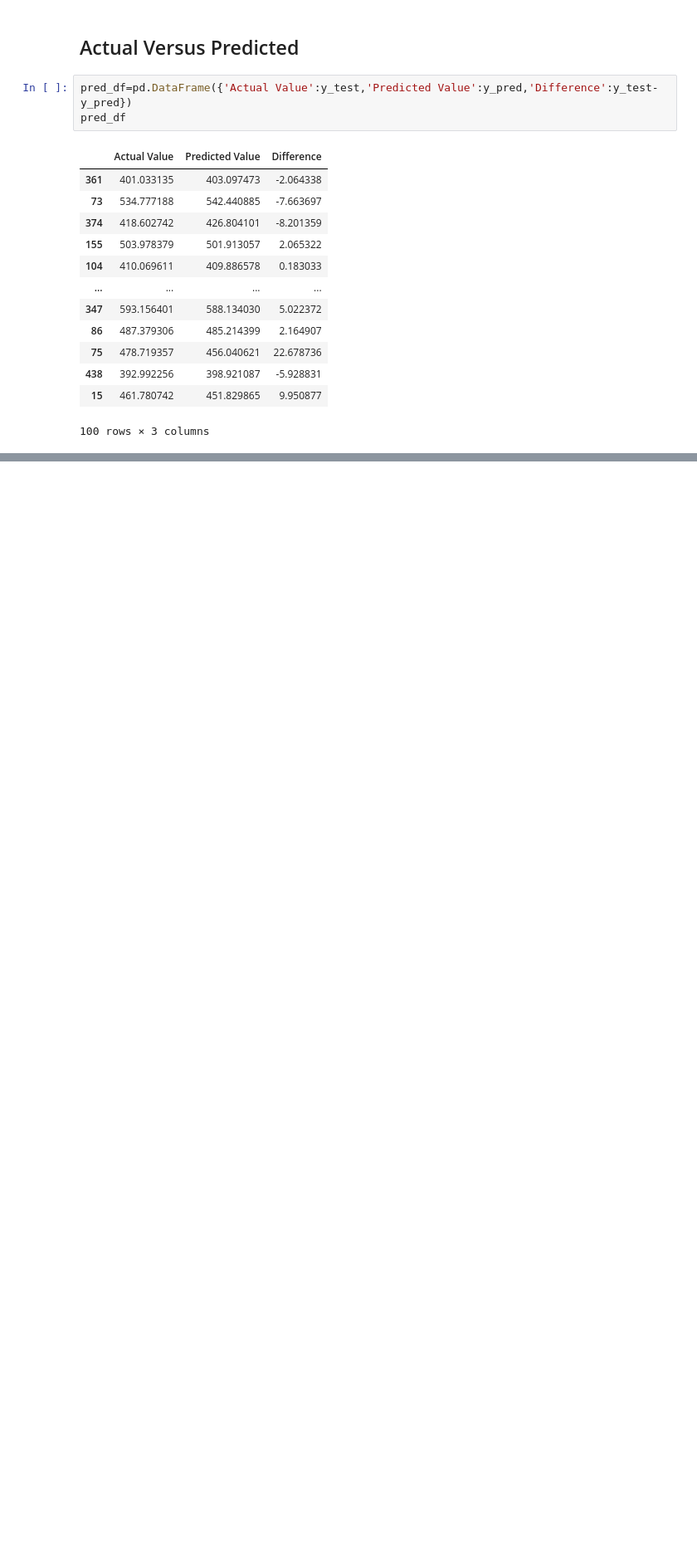
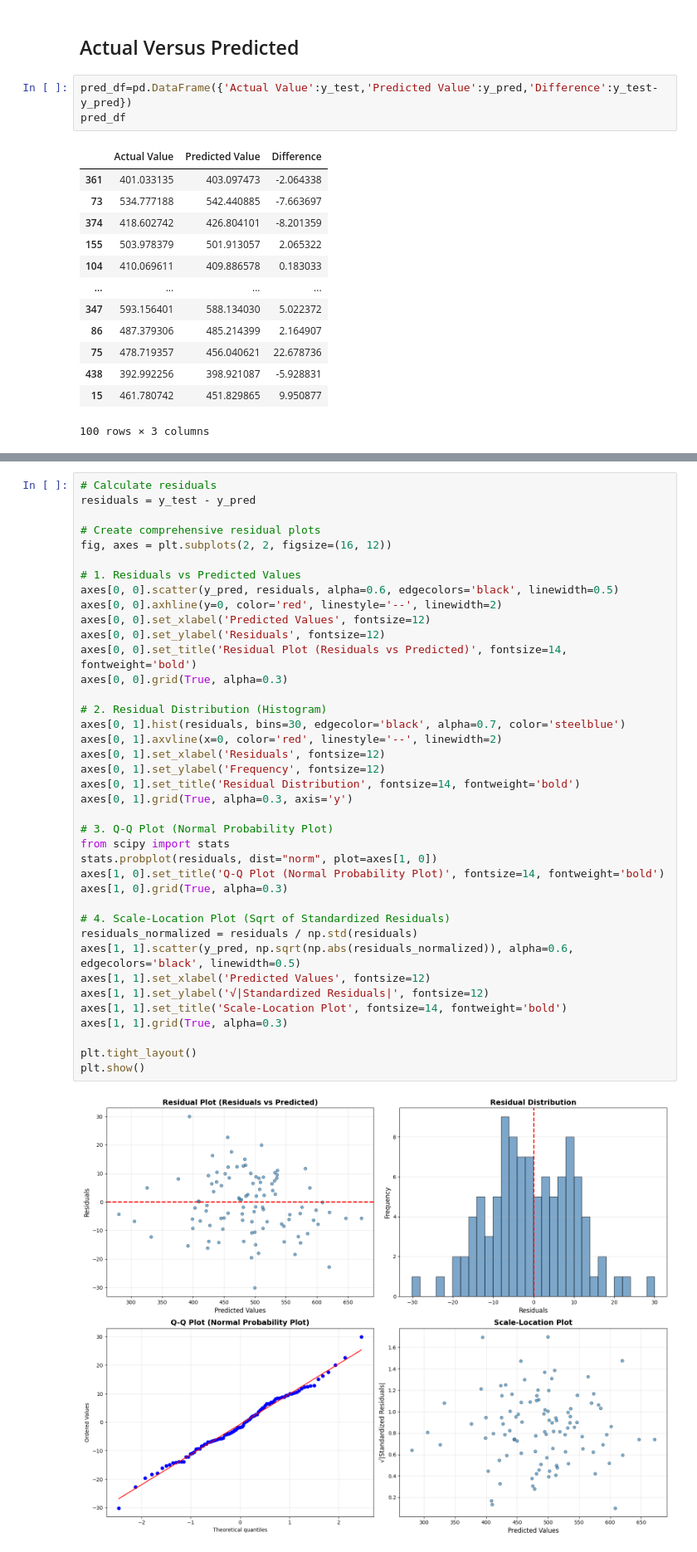
Before and after one commit to Mtutuzeli-lab/regression-clustering-ml, a Jupyter notebook: notebooks/02_Regression_Models.ipynb, the cells around one changed output, grey strips where cells are left out. Shown: that part at 83% size. Saved outputs shown, nothing was run; the diff lists cells and outputs as text; blank space fills up the shorter version.

```diff
--- a/notebooks/02_Regression_Models.ipynb
+++ b/notebooks/02_Regression_Models.ipynb
@@ -229,0 +257,41 @@ pred_df
+# %%
+# Calculate residuals
+residuals = y_test - y_pred
+
+# Create comprehensive residual plots
+fig, axes = plt.subplots(2, 2, figsize=(16, 12))
+
+# 1. Residuals vs Predicted Values
+axes[0, 0].scatter(y_pred, residuals, alpha=0.6, edgecolors='black', linewidth=0.5)
+axes[0, 0].axhline(y=0, color='red', linestyle='--', linewidth=2)
+axes[0, 0].set_xlabel('Predicted Values', fontsize=12)
+axes[0, 0].set_ylabel('Residuals', fontsize=12)
+axes[0, 0].set_title('Residual Plot (Residuals vs Predicted)', fontsize=14, fontweight='bold')
+axes[0, 0].grid(True, alpha=0.3)
+
+# 2. Residual Distribution (Histogram)
+axes[0, 1].hist(residuals, bins=30, edgecolor='black', alpha=0.7, color='steelblue')
+axes[0, 1].axvline(x=0, color='red', linestyle='--', linewidth=2)
+axes[0, 1].set_xlabel('Residuals', fontsize=12)
+axes[0, 1].set_ylabel('Frequency', fontsize=12)
+axes[0, 1].set_title('Residual Distribution', fontsize=14, fontweight='bold')
+axes[0, 1].grid(True, alpha=0.3, axis='y')
+
+# 3. Q-Q Plot (Normal Probability Plot)
+from scipy import stats
+stats.probplot(residuals, dist="norm", plot=axes[1, 0])
+axes[1, 0].set_title('Q-Q Plot (Normal Probability Plot)', fontsize=14, fontweight='bold')
+axes[1, 0].grid(True, alpha=0.3)
+
+# 4. Scale-Location Plot (Sqrt of Standardized Residuals)
+residuals_normalized = residuals / np.std(residuals)
+axes[1, 1].scatter(y_pred, np.sqrt(np.abs(residuals_normalized)), alpha=0.6, edgecolors='black', linewidth=0.5)
+axes[1, 1].set_xlabel('Predicted Values', fontsize=12)
+axes[1, 1].set_ylabel('√|Standardized Residuals|', fontsize=12)
+axes[1, 1].set_title('Scale-Location Plot', fontsize=14, fontweight='bold')
+axes[1, 1].grid(True, alpha=0.3)
+
+plt.tight_layout()
+plt.show()
+# %% [output]
+[figure, added]
```
Also changed, not shown: parts of 7 cells of this notebook, 9 other files.
